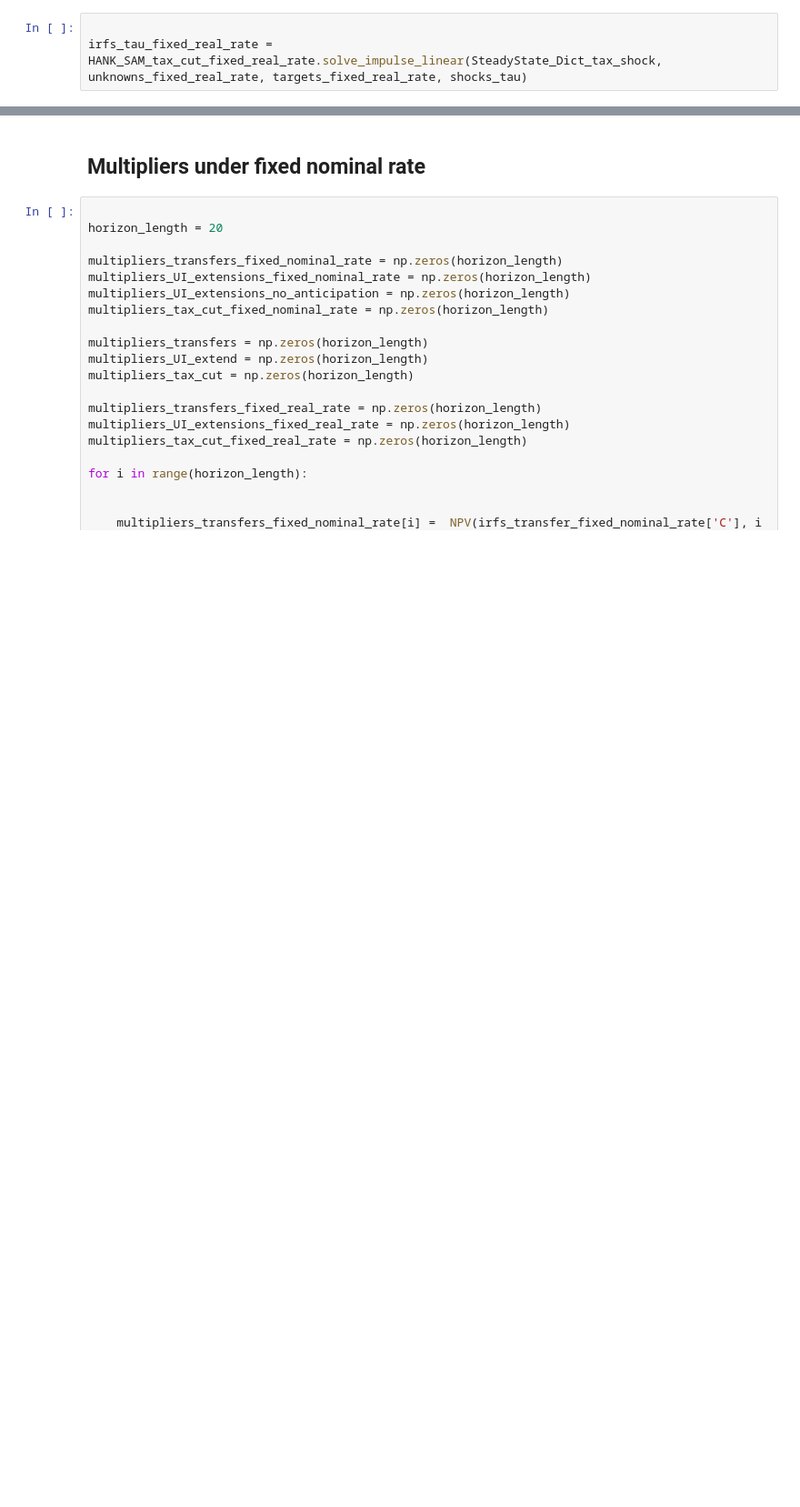
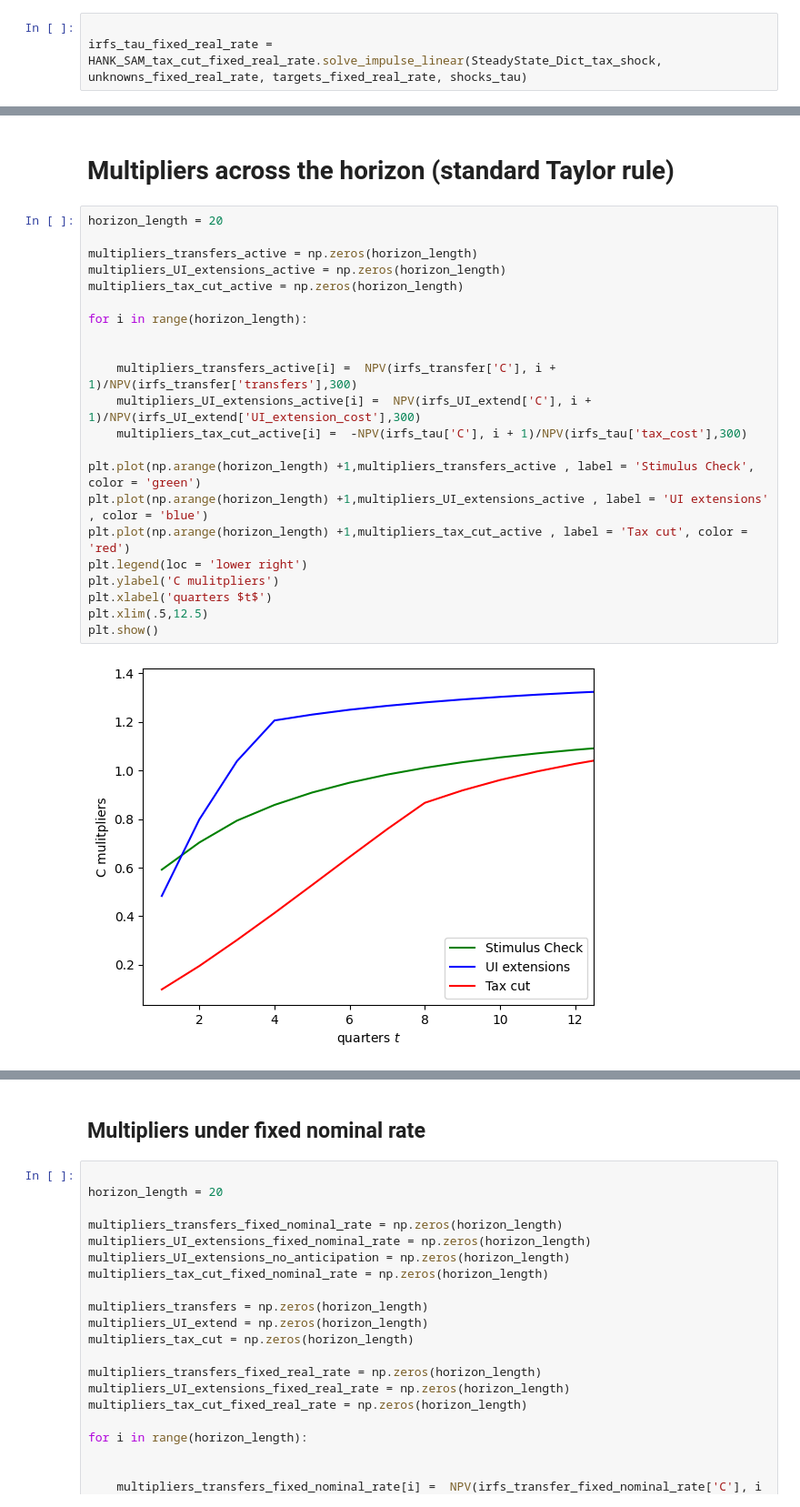
Before and after one commit to llorracc/HAFiscal-Latest, a Jupyter notebook: HAFiscal-dashboard.ipynb, the cells around one changed output, grey strips where cells are left out. Shown at 91% size. Cells and saved outputs as stored; diff of their text form; blank space fills up the shorter version.

```diff
--- a/HAFiscal-dashboard.ipynb
+++ b/HAFiscal-dashboard.ipynb
@@ -871 +870,27 @@ multiplier out of tax cut (fixed nominal rate) -1.2388092274354532
+# %% [markdown]
+# Multipliers across the horizon (standard Taylor rule)
+# %%
+horizon_length = 20
+
+multipliers_transfers_active = np.zeros(horizon_length)
+multipliers_UI_extensions_active = np.zeros(horizon_length)
+multipliers_tax_cut_active = np.zeros(horizon_length)
+
+for i in range(horizon_length):
+
+
+    multipliers_transfers_active[i] =  NPV(irfs_transfer['C'], i + 1)/NPV(irfs_transfer['transfers'],300)
+    multipliers_UI_extensions_active[i] =  NPV(irfs_UI_extend['C'], i + 1)/NPV(irfs_UI_extend['UI_extension_cost'],300)
+    multipliers_tax_cut_active[i] =  -NPV(irfs_tau['C'], i + 1)/NPV(irfs_tau['tax_cost'],300)
+
+plt.plot(np.arange(horizon_length) +1,multipliers_transfers_active , label = 'Stimulus Check', color = 'green')
+plt.plot(np.arange(horizon_length) +1,multipliers_UI_extensions_active , label = 'UI extensions' , color = 'blue')
+plt.plot(np.arange(horizon_length) +1,multipliers_tax_cut_active , label = 'Tax cut', color = 'red')
+plt.legend(loc = 'lower right')
+plt.ylabel('C mulitpliers')
+plt.xlabel('quarters $t$')
+plt.xlim(.5,12.5)
+plt.show()
+# %% [output]
+[figure, added]
 # %% [markdown]
```
Also changed, not shown: parts of 23 cells of this notebook.
